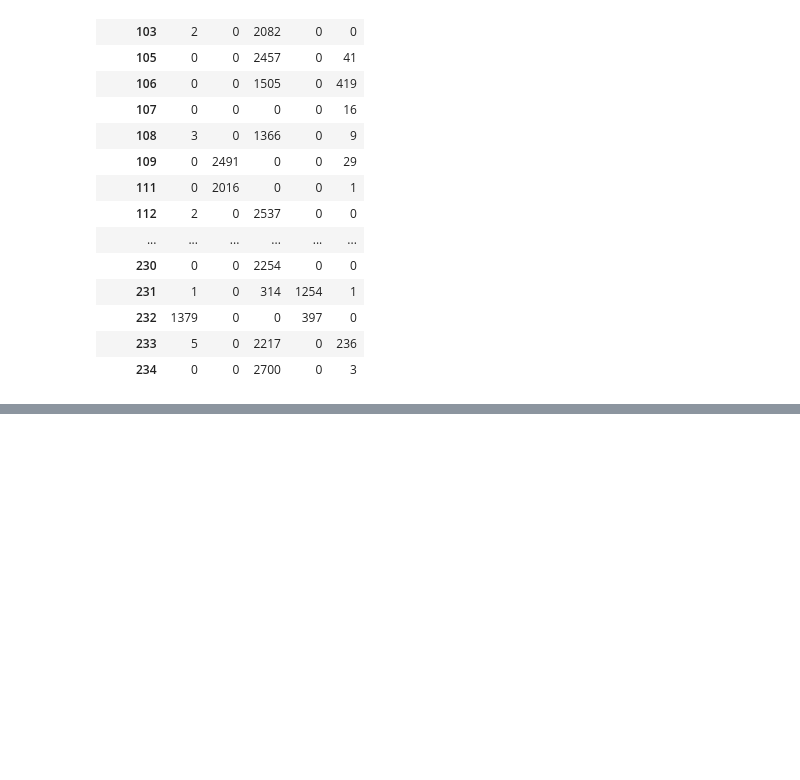
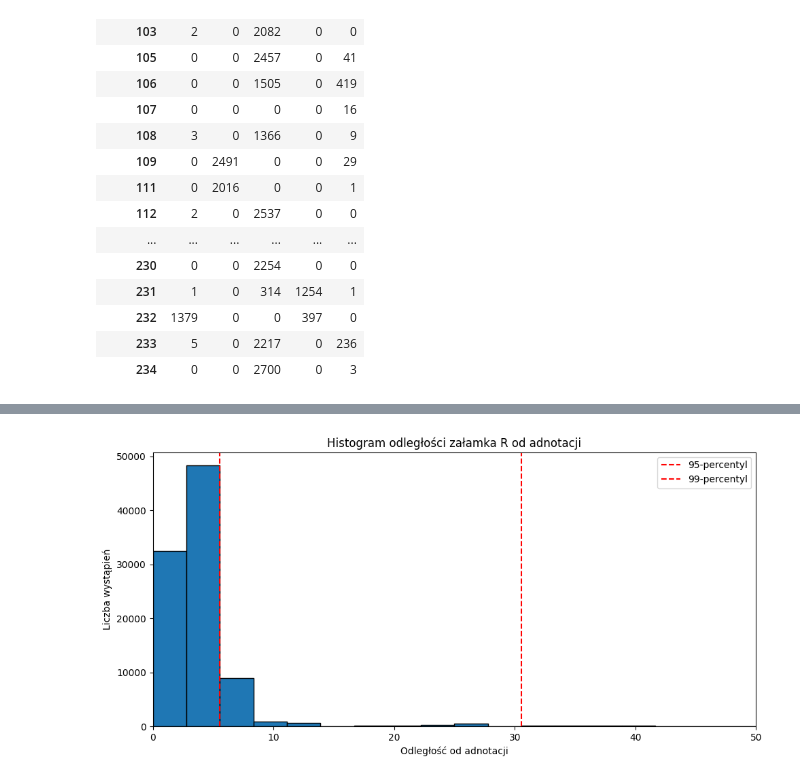
Before and after one commit to spoiler48/ecg-anomalies, a Jupyter notebook: notebooks/03_eda.ipynb, the cells around one changed output, grey strips where cells are left out. Saved outputs shown, nothing was run; the diff lists cells and outputs as text; code cells hidden in the pictures; blank space fills up the shorter version.

```diff
--- a/notebooks/03_eda.ipynb
+++ b/notebooks/03_eda.ipynb
@@ -160,0 +271,32 @@ plt.show()
+# %%
+dist = df['dist_from_annotation']
+
+dist_ms = dist / FS * 1000
+
+fig, ax = plt.subplots(figsize=(10,5))
+
+ax.hist(dist_ms, bins=50, edgecolor='black')
+ax.set_title("Histogram odległości załamka R od adnotacji")
+ax.set_xlabel("Odległość od adnotacji")
+ax.set_ylabel("Liczba wystąpień")
+
+ax.axvline(
+    dist_ms.quantile(0.95),
+    color='red',
+    linestyle='--',
+    label='95-percentyl'
+)
+ax.axvline(
+    dist_ms.quantile(0.99),
+    color='red',
+    linestyle='--',
+    label='99-percentyl'
+)
+ax.legend()
+
+ax.set_xlim(0,50)
+
+plt.tight_layout()
+plt.show()
+# %% [output]
+[figure, added]
```
Also changed, not shown: parts of 24 cells of this notebook, 3 other files.
